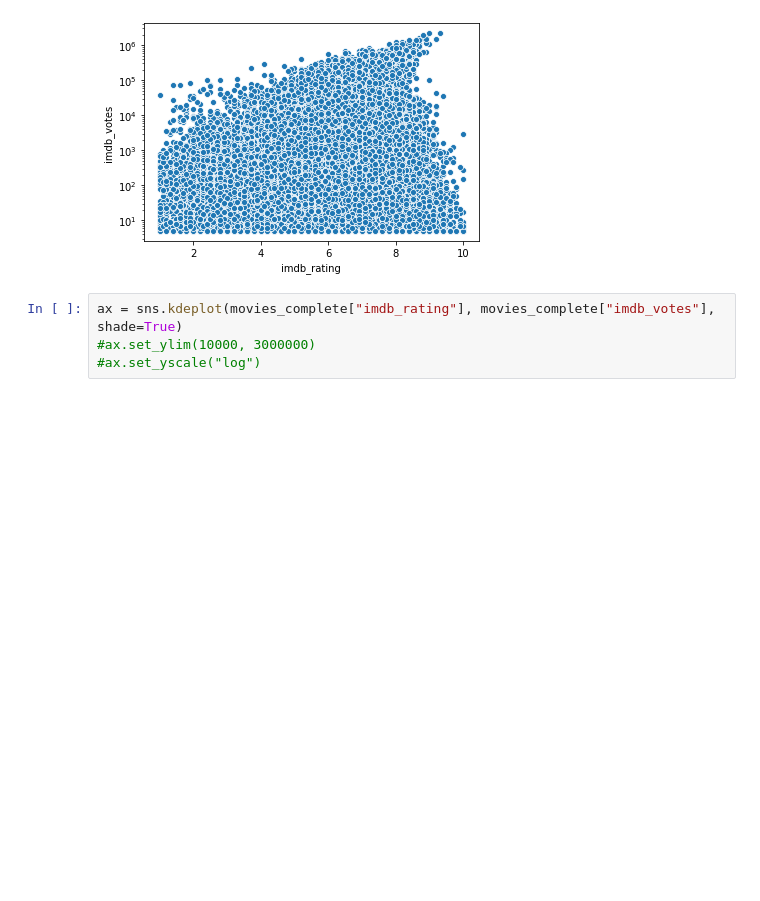
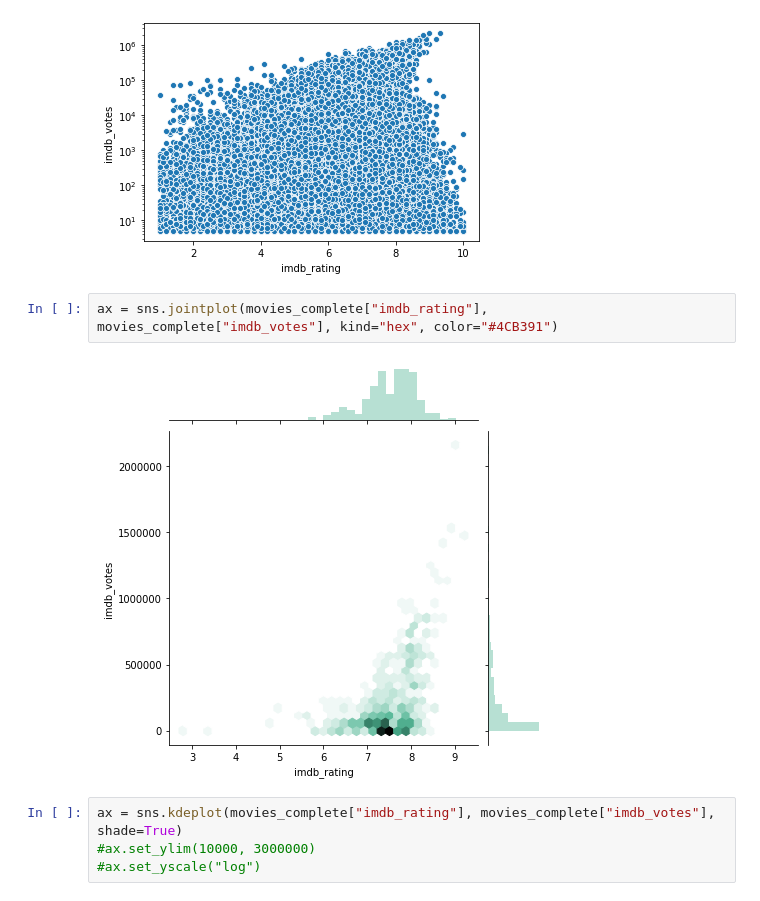
Before and after one commit to janpipek/naucse.python.cz, a Jupyter notebook: lessons/pydata/pandas_correlations/index.ipynb, the cells around one changed output. Cells and saved outputs as stored; diff of their text form; blank space fills up the shorter version.

```diff
--- a/lessons/pydata/pandas_correlations/index.ipynb
+++ b/lessons/pydata/pandas_correlations/index.ipynb
@@ -668,6 +735,10 @@ ax = sns.scatterplot(data=movies_with_rating, x="imdb_rating", y="imdb_votes")
 ax.set_yscale("log")
 # %% [output]
 [figure]
+# %%
+ax = sns.jointplot(movies_complete["imdb_rating"], movies_complete["imdb_votes"], kind="hex", color="#4CB391")
+# %% [output]
+[figure, added]
 # %%
 ax = sns.kdeplot(movies_complete["imdb_rating"], movies_complete["imdb_votes"], shade=True)
 #ax.set_ylim(10000, 3000000)
```
Also changed, not shown: parts of 33 cells of this notebook.
